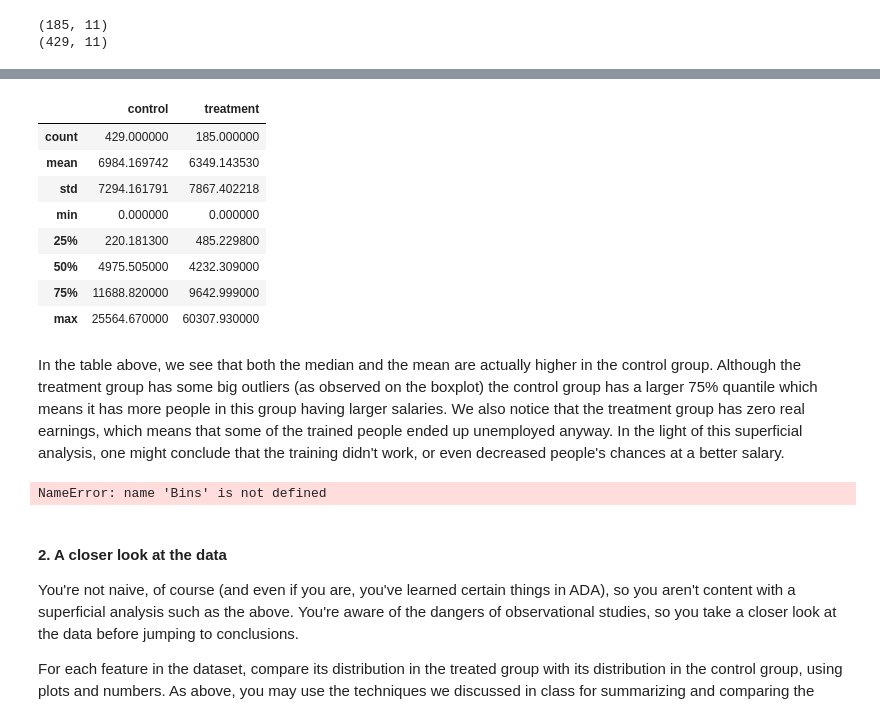
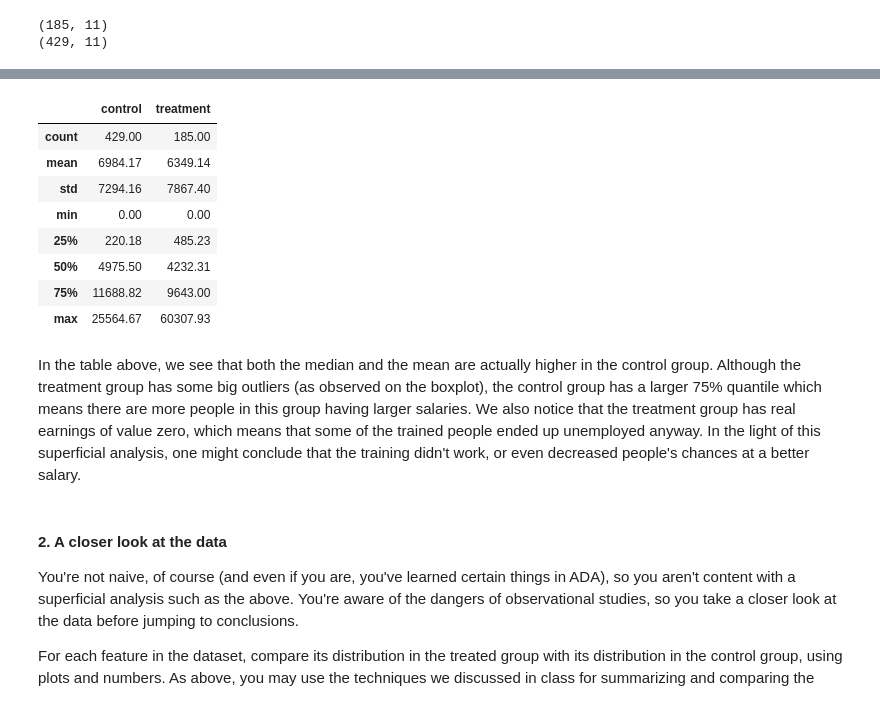
Before and after one commit to sourabhlal/ada2017, a Jupyter notebook: 04 - Applied ML/Homework4-Question1.ipynb, the cells around one changed output, grey strips where cells are left out. Cells and saved outputs as stored; diff of their text form; code cells hidden in the pictures.

```diff
--- a/04 - Applied ML/Homework4-Question1.ipynb
+++ b/04 - Applied ML/Homework4-Question1.ipynb
@@ -102,52 +101,20 @@ To confirm the results of this graph, we create a table containing the numerical
 # %%
 #Descriptive statistics
 descrip = pd.DataFrame()
 descrip['control'] = data_control['re78'].describe()
 descrip['treatment'] = data_treat['re78'].describe()
-descrip
+np.round(descrip, decimals=2)
 # %% [output]
 |  | control | treatment |
-| count | 429.000000 | 185.000000 |
-| mean | 6984.169742 | 6349.143530 |
-| std | 7294.161791 | 7867.402218 |
-| min | 0.000000 | 0.000000 |
-| 25% | 220.181300 | 485.229800 |
-| 50% | 4975.505000 | 4232.309000 |
-| 75% | 11688.820000 | 9642.999000 |
-| max | 25564.670000 | 60307.930000 |
+| count | 429.00 | 185.00 |
+| mean | 6984.17 | 6349.14 |
+| std | 7294.16 | 7867.40 |
+| min | 0.00 | 0.00 |
+| 25% | 220.18 | 485.23 |
+| 50% | 4975.50 | 4232.31 |
+| 75% | 11688.82 | 9643.00 |
+| max | 25564.67 | 60307.93 |
 # %% [markdown]
-In the table above, we see that both the median and the mean are actually higher in the control group. Although the treatment group has some big outliers (as observed on the boxplot) the control group has a larger 75% quantile which means it has more people in this group having larger salaries.
-We also notice that the treatment group has zero real earnings, which means that some of the trained people ended up unemployed anyway.
+In the table above, we see that both the median and the mean are actually higher in the control group. Although the treatment group has some big outliers (as observed on the boxplot), the control group has a larger 75% quantile which means there are more people in this group having larger salaries.
+We also notice that the treatment group has real earnings of value zero, which means that some of the trained people ended up unemployed anyway.
 In the light of this superficial analysis, one might conclude that the training didn't work, or even decreased people's chances at a better salary.
-# %%
-#plt.figure(figsize=(16, 16))
-#Bins = 20#%linspace(0,10000,2000)
-#plt.title('histogram of the salaries through the years')
-#plt.subplot(321)
-data_control.re74.hist(bins=Bins,color='blue')
-plt.title('count for year 1974- control group')
-plt.xlabel('salary')
-plt.subplot(322)
-data_treat.re74.hist(bins=Bins,color='red')
-plt.title('count for year 1974 - treatment group')
-plt.xlabel('salary')
-
-plt.subplot(323)
-data_control.re75.hist(bins=Bins,color='blue')
-plt.title('count for year 1975- control group')
-plt.xlabel('salary')
-plt.subplot(324)
-data_treat.re75.hist(bins=Bins,color='red')
-plt.title('count for year 1975 - treatment group')
-plt.xlabel('salary')
-
-plt.subplot(325)
-data_control.re78.hist(bins=Bins,color='blue')
-plt.title('count for year 1978- control group')
-plt.xlabel('salary')
-plt.subplot(326)
-data_treat.re78.hist(bins=Bins,color='red')
-plt.title('count for year 1978 - treatment group')
-plt.xlabel('salary')
-# %% [output]
-NameError: name 'Bins' is not defined
```
Also changed, not shown: parts of 77 cells of this notebook.
